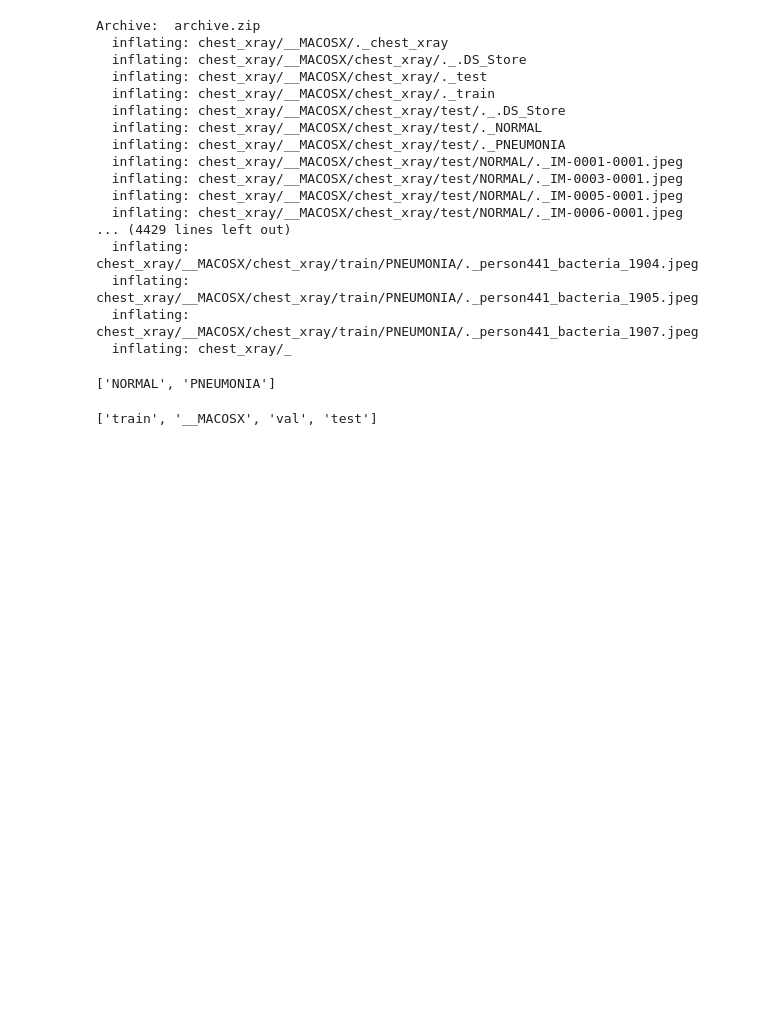
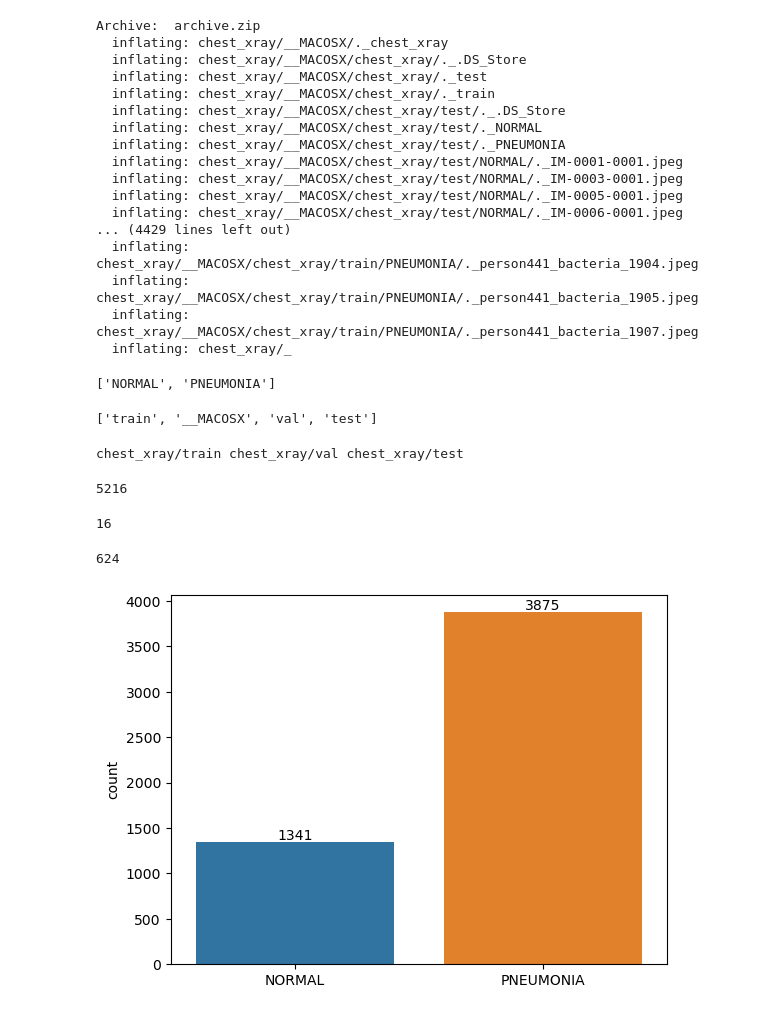
Before and after one commit to mohamedelhacen/chest_xray_pneumonia, a Jupyter notebook: Chest_XRay_Pneumonia.ipynb, the cells around one changed output. Cells and saved outputs as stored; diff of their text form; code cells hidden in the pictures; blank space fills up the shorter version.

```diff
--- a/Chest_XRay_Pneumonia.ipynb
+++ b/Chest_XRay_Pneumonia.ipynb
@@ -32,3 +41,50 @@ os.listdir(dir_name)
 ['train', '__MACOSX', 'val', 'test']
 # %%
 ! rm -rf chest_xray/chest_xray/
+# %%
+train_dir = os.path.join(dir_name, 'train')
+val_dir = os.path.join(dir_name, 'val')
+test_dir = os.path.join(dir_name, 'test')
+print(train_dir, val_dir, test_dir)
+# %% [output]
+chest_xray/train chest_xray/val chest_xray/test
+# %%
+train_files = []
+train_labels = []
+
+for folder in os.listdir(train_dir):
+    for file in os.listdir(os.path.join(train_dir, folder)):
+        train_files.append(file)
+        train_labels.append(folder)
+len(train_labels)
+# %% [output]
+5216
+# %%
+val_files = []
+val_labels = []
+
+for folder in os.listdir(val_dir):
+    for file in os.listdir(os.path.join(val_dir, folder)):
+        val_files.append(file)
+        val_labels.append(folder)
+len(val_labels)
+# %% [output]
+16
+# %%
+test_files = []
+test_labels = []
+
+for folder in os.listdir(test_dir):
+    for file in os.listdir(os.path.join(test_dir, folder)):
+        test_files.append(file)
+        test_labels.append(folder)
+len(test_labels)
+# %% [output]
+624
+# %%
+sx = sns.countplot(x=train_labels)
+for container in sx.containers:
+    sx.bar_label(container)
+plt.show()
+# %% [output]
+[figure, added]
```
Also changed, not shown: parts of 19 cells of this notebook.
